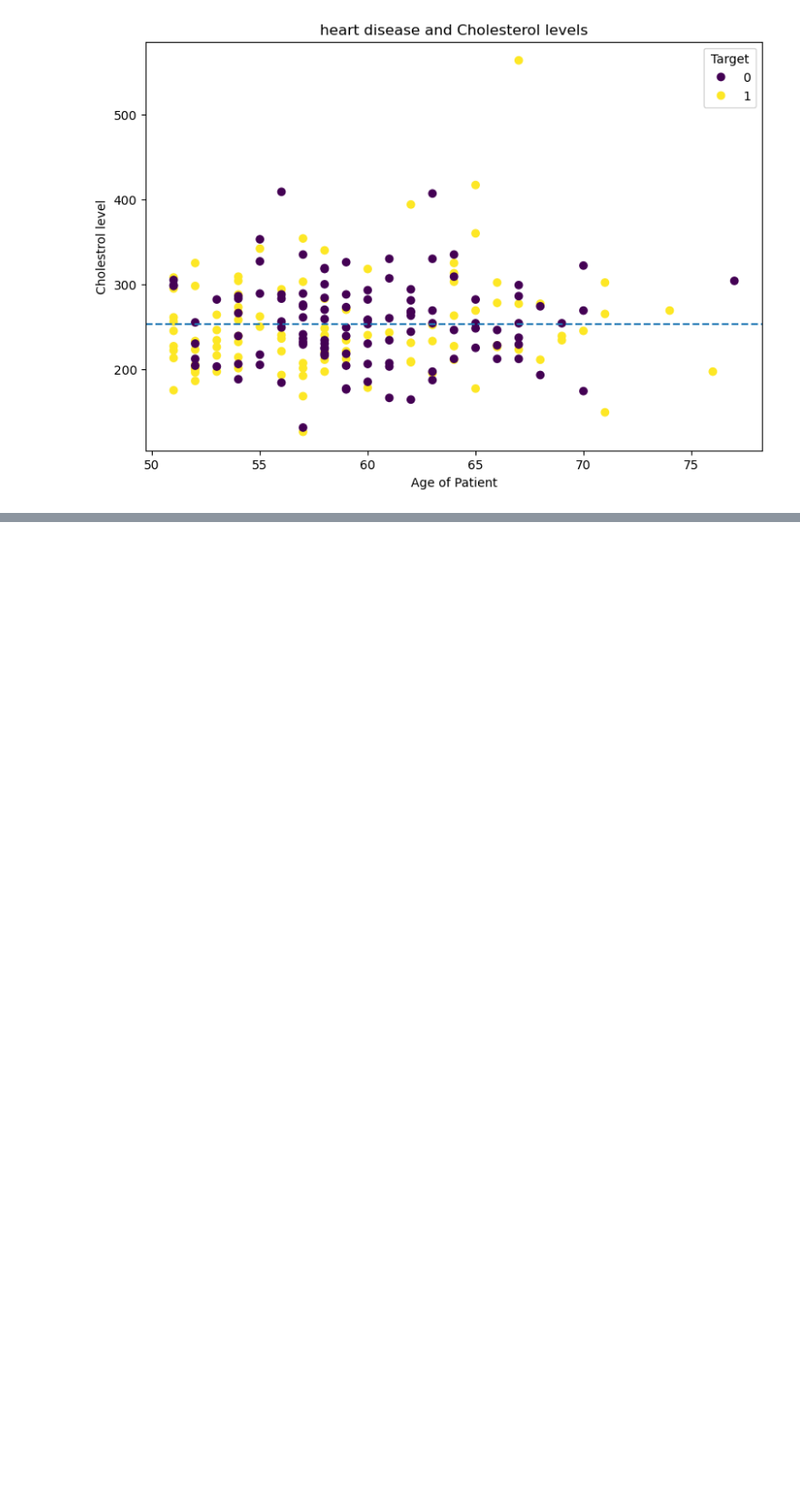
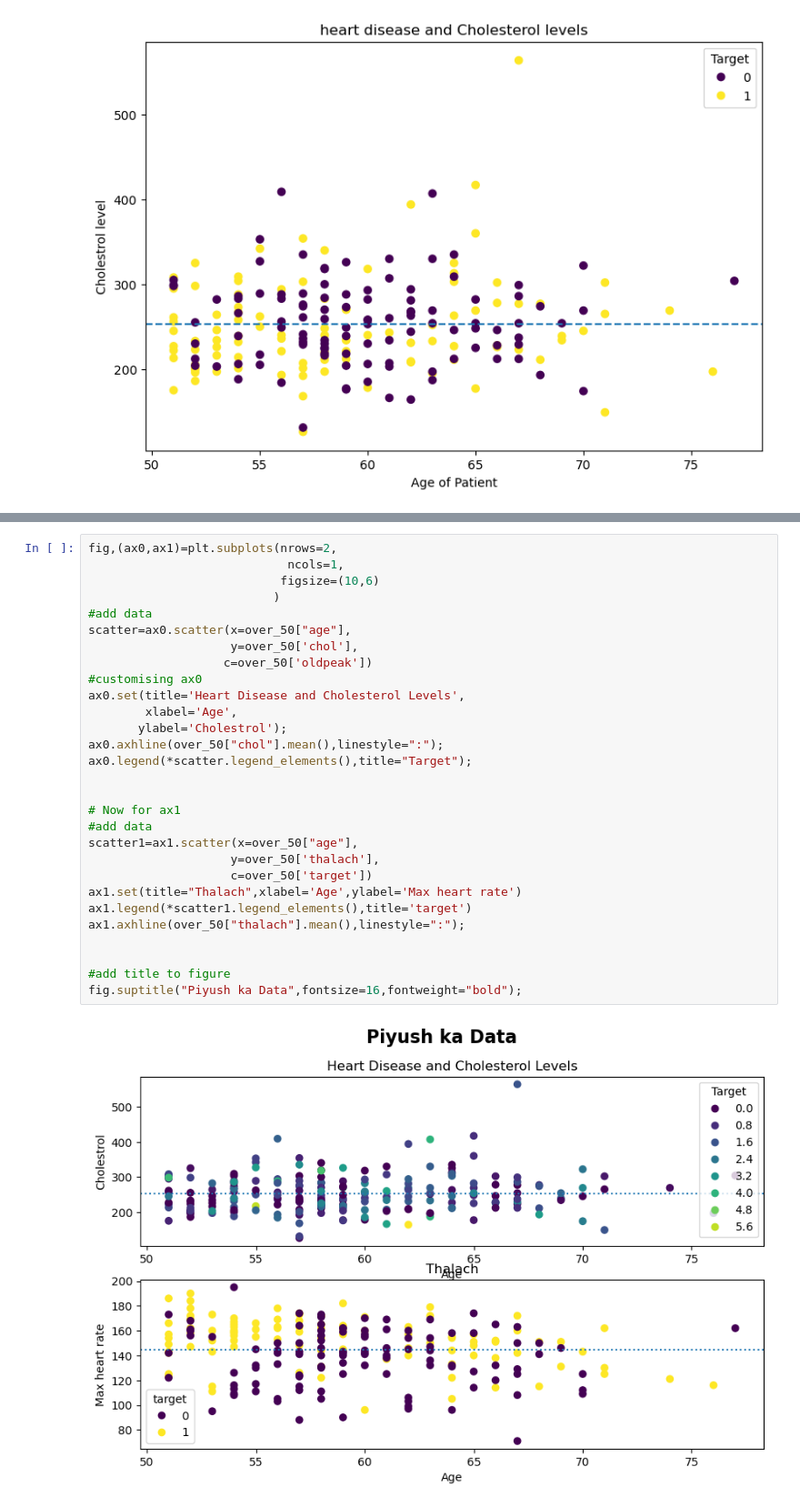
Before and after one commit to kaushikvishwakarma/AI-ML, a Jupyter notebook: Introduction to Matplotlib.ipynb, the cells around one changed output, grey strips where cells are left out. Shown: that part at 91% size. Saved outputs shown, nothing was run; the diff lists cells and outputs as text; blank space fills up the shorter version.

```diff
--- a/Introduction to Matplotlib.ipynb
+++ b/Introduction to Matplotlib.ipynb
@@ -347,0 +351,31 @@ ax.axhline(over_50["chol"].mean(),linestyle='--');
+# %%
+fig,(ax0,ax1)=plt.subplots(nrows=2,
+                            ncols=1,
+                           figsize=(10,6)
+                          )
+#add data
+scatter=ax0.scatter(x=over_50["age"],
+                    y=over_50['chol'],
+                   c=over_50['oldpeak'])
+#customising ax0
+ax0.set(title='Heart Disease and Cholesterol Levels',
+        xlabel='Age',
+       ylabel='Cholestrol');
+ax0.axhline(over_50["chol"].mean(),linestyle=":");
+ax0.legend(*scatter.legend_elements(),title="Target");
+
+
+# Now for ax1
+#add data
+scatter1=ax1.scatter(x=over_50["age"],
+                    y=over_50['thalach'],
+                    c=over_50['target'])
+ax1.set(title="Thalach",xlabel='Age',ylabel='Max heart rate')
+ax1.legend(*scatter1.legend_elements(),title='target')
+ax1.axhline(over_50["thalach"].mean(),linestyle=":");
+
+
+#add title to figure
+fig.suptitle("Piyush ka Data",fontsize=16,fontweight="bold");
+# %% [output]
+[figure, added]
```
Also changed, not shown: parts of 13 cells of this notebook.
